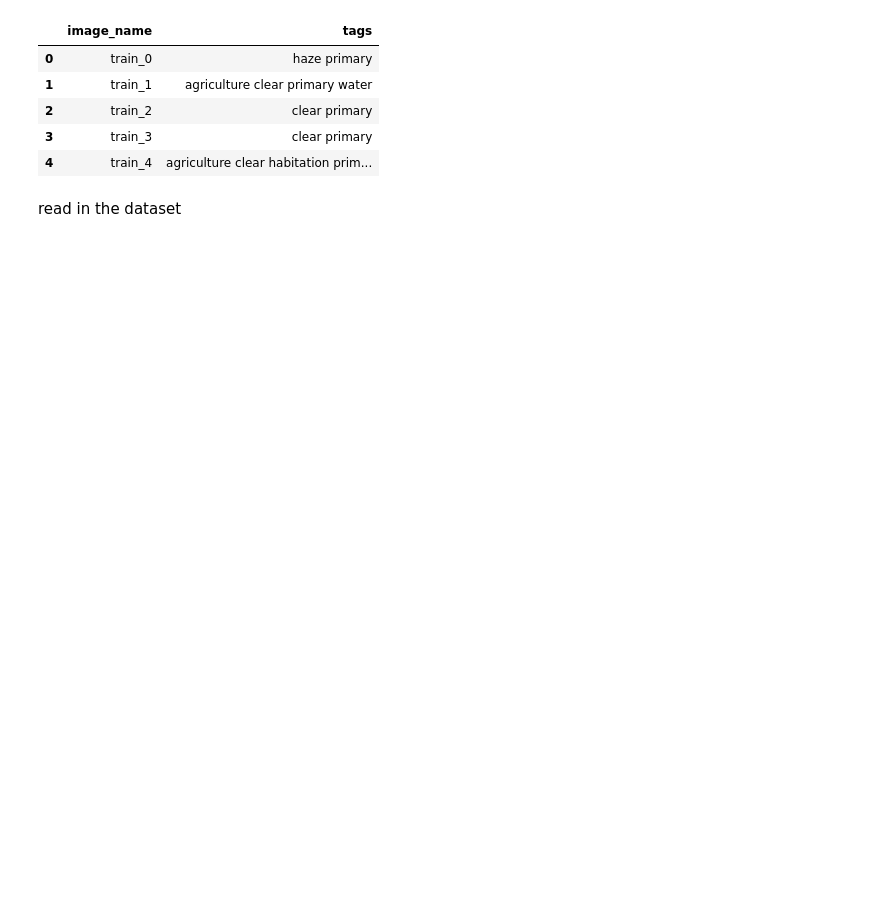
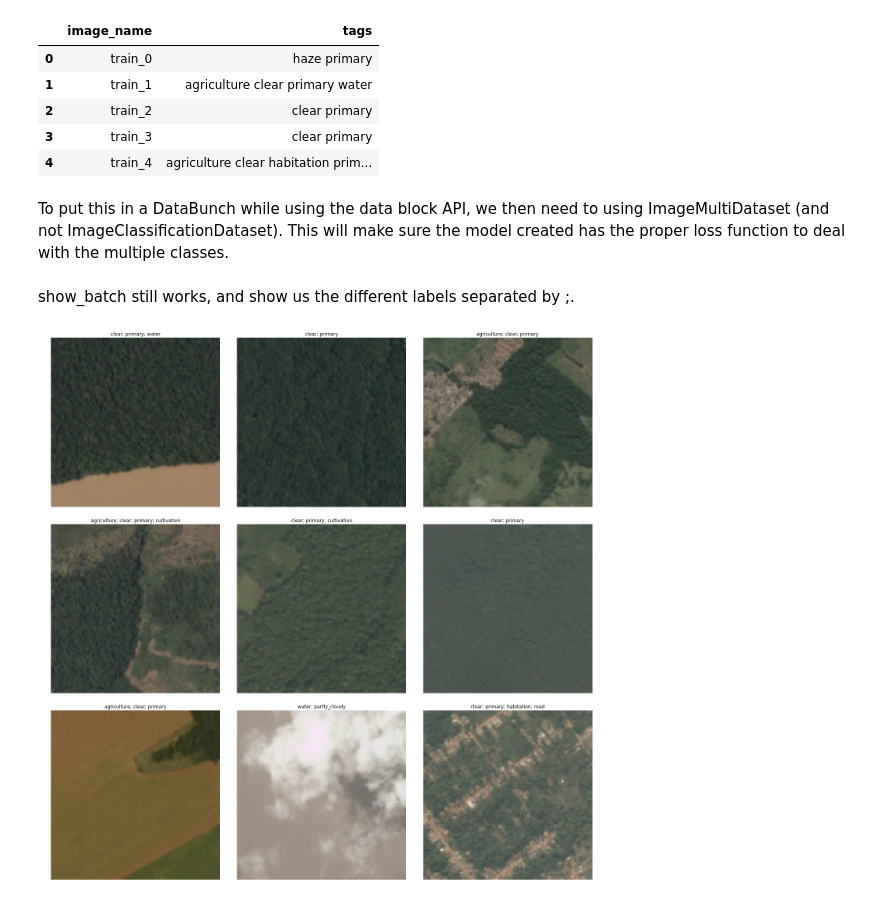
Before and after one commit to Data-drone/fast_ai_homework, a Jupyter notebook: week_2_planet.ipynb, the cells around one changed output. Cells and saved outputs as stored; diff of their text form; code cells hidden in the pictures; blank space fills up the shorter version.

```diff
--- a/week_2_planet.ipynb
+++ b/week_2_planet.ipynb
@@ -75,8 +110,9 @@ df.head()
 | 2 | train_2 | clear primary |
 | 3 | train_3 | clear primary |
 | 4 | train_4 | agriculture clear habitation prim... |
-# %% [markdown]
-read in the dataset
+# %% [markdown]
+
+To put this in a DataBunch while using the data block API, we then need to using ImageMultiDataset (and not ImageClassificationDataset). This will make sure the model created has the proper loss function to deal with the multiple classes.
 # %%
 tfms = get_transforms(flip_vert=True, max_lighting=0.1, max_zoom=1.05, max_warp=0.)
 # %%
@@ -88,3 +124,9 @@ data = (ImageFileList.from_folder(path)
         .transform(tfms, size=128)
         .databunch()
         .normalize(imagenet_stats))
+# %% [markdown]
+show_batch still works, and show us the different labels separated by ;.
+# %%
+data.show_batch(rows=3, figsize=(20,20))
+# %% [output]
+[figure, added]
```
Also changed, not shown: parts of 22 cells of this notebook, 1 other file.
